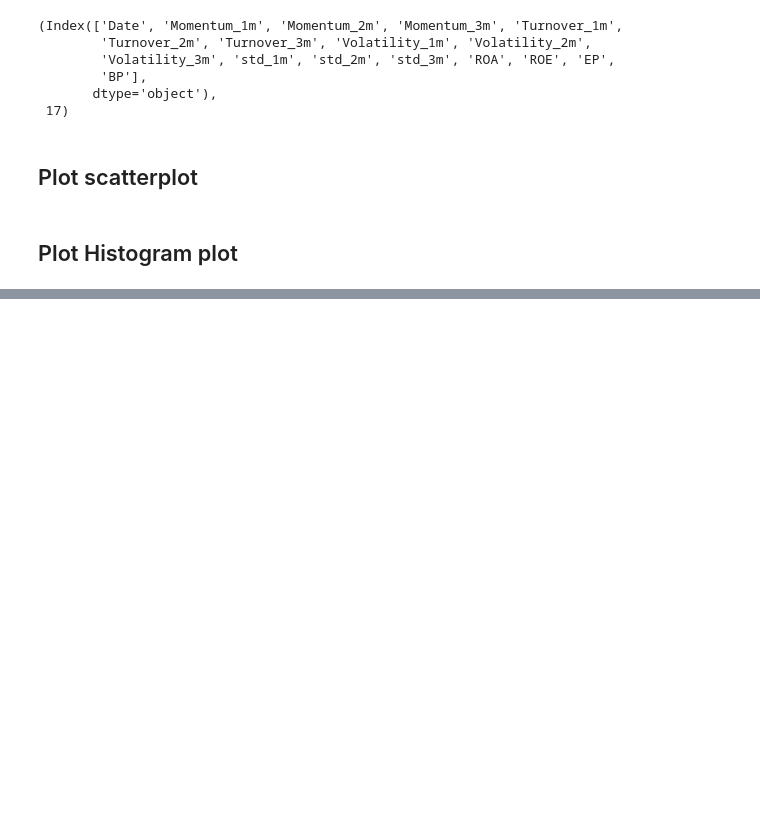
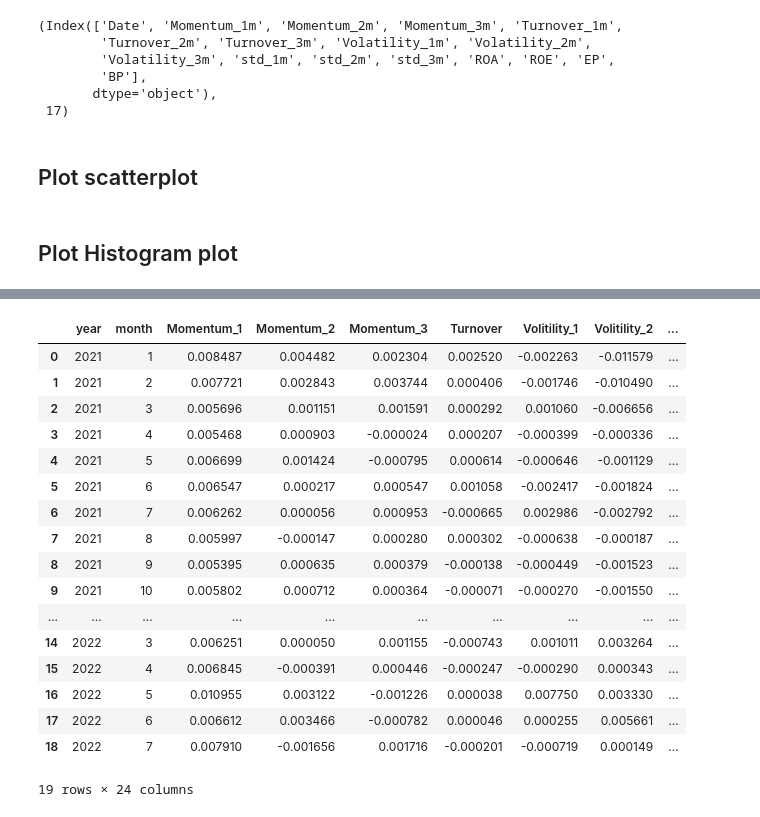
Before and after one commit to cathyw-3/DSA5205, a Jupyter notebook: Visualization for factors/Visualization for factors.ipynb, the cells around one changed output, grey strips where cells are left out. Saved outputs shown, nothing was run; the diff lists cells and outputs as text; code cells hidden in the pictures; blank space fills up the shorter version.

```diff
--- a/Visualization for factors/Visualization for factors.ipynb
+++ b/Visualization for factors/Visualization for factors.ipynb
@@ -118,0 +156,3 @@ fig5.update_layout(title='Value Factor',yaxis_title='Frequency',bargap=0.2, barg
+# %%
+data_2 = pd.read_csv('./factors_returns_multi.csv')
+data_2.head(2)
@@ -118,0 +164,9 @@ fig5.update_layout(title='Value Factor',yaxis_title='Frequency',bargap=0.2, barg
+# %%
+# convert date to datetime and separate year and month
+
+data_2['Date'] = pd.to_datetime(data_2['Date'])
+data_2['Date']
+data_2['year'] = data_2['Date'].apply(lambda x: x.year)
+data_2['month'] = data_2['Date'].apply(lambda x: x.month)
+# data_2['day'] = data_2['Date'].apply(lambda x: x.day)
+data_2
@@ -118,0 +187,26 @@ fig5.update_layout(title='Value Factor',yaxis_title='Frequency',bargap=0.2, barg
+# %%
+# calculate the average return of each factor in each year
+tmp_data = data_2.groupby(['year','month']).mean()
+new_data = tmp_data.reset_index()
+# create a new column to get the new format of date
+new_data['Date'] = new_data['year'].astype(str) + '-' + new_data['month'].astype(str)
+new_data
+# %% [output]
+|  | year | month | Momentum_1 | Momentum_2 | Momentum_3 | Turnover | Volitility_1 | Volitility_2 | ... |
+| 0 | 2021 | 1 | 0.008487 | 0.004482 | 0.002304 | 0.002520 | -0.002263 | -0.011579 | ... |
+| 1 | 2021 | 2 | 0.007721 | 0.002843 | 0.003744 | 0.000406 | -0.001746 | -0.010490 | ... |
+| 2 | 2021 | 3 | 0.005696 | 0.001151 | 0.001591 | 0.000292 | 0.001060 | -0.006656 | ... |
+| 3 | 2021 | 4 | 0.005468 | 0.000903 | -0.000024 | 0.000207 | -0.000399 | -0.000336 | ... |
+| 4 | 2021 | 5 | 0.006699 | 0.001424 | -0.000795 | 0.000614 | -0.000646 | -0.001129 | ... |
+| 5 | 2021 | 6 | 0.006547 | 0.000217 | 0.000547 | 0.001058 | -0.002417 | -0.001824 | ... |
+| 6 | 2021 | 7 | 0.006262 | 0.000056 | 0.000953 | -0.000665 | 0.002986 | -0.002792 | ... |
+| 7 | 2021 | 8 | 0.005997 | -0.000147 | 0.000280 | 0.000302 | -0.000638 | -0.000187 | ... |
+| 8 | 2021 | 9 | 0.005395 | 0.000635 | 0.000379 | -0.000138 | -0.000449 | -0.001523 | ... |
+| 9 | 2021 | 10 | 0.005802 | 0.000712 | 0.000364 | -0.000071 | -0.000270 | -0.001550 | ... |
+| ... | ... | ... | ... | ... | ... | ... | ... | ... | ... |
+| 14 | 2022 | 3 | 0.006251 | 0.000050 | 0.001155 | -0.000743 | 0.001011 | 0.003264 | ... |
+| 15 | 2022 | 4 | 0.006845 | -0.000391 | 0.000446 | -0.000247 | -0.000290 | 0.000343 | ... |
+| 16 | 2022 | 5 | 0.010955 | 0.003122 | -0.001226 | 0.000038 | 0.007750 | 0.003330 | ... |
+| 17 | 2022 | 6 | 0.006612 | 0.003466 | -0.000782 | 0.000046 | 0.000255 | 0.005661 | ... |
+| 18 | 2022 | 7 | 0.007910 | -0.001656 | 0.001716 | -0.000201 | -0.000719 | 0.000149 | ... |
+19 rows × 24 columns
```
Also changed, not shown: parts of 8 cells of this notebook.
